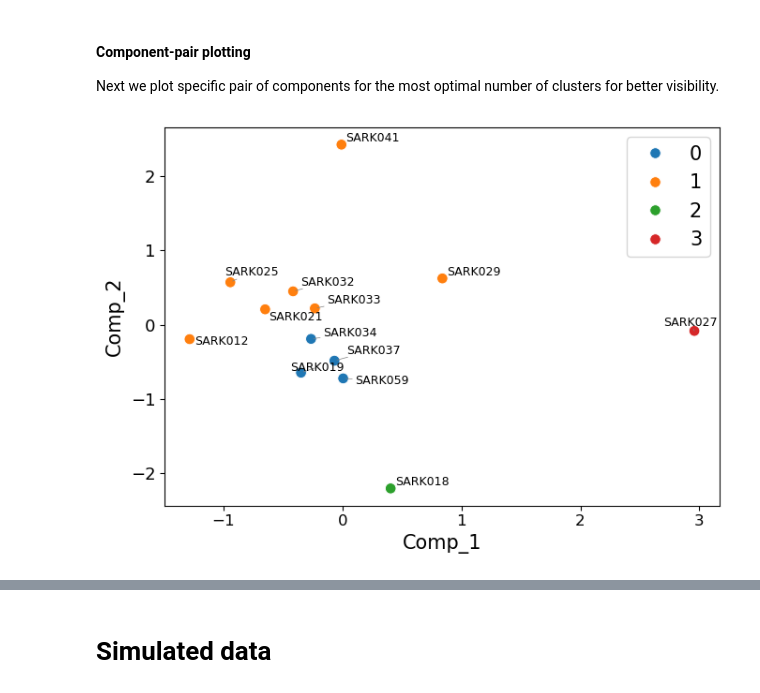
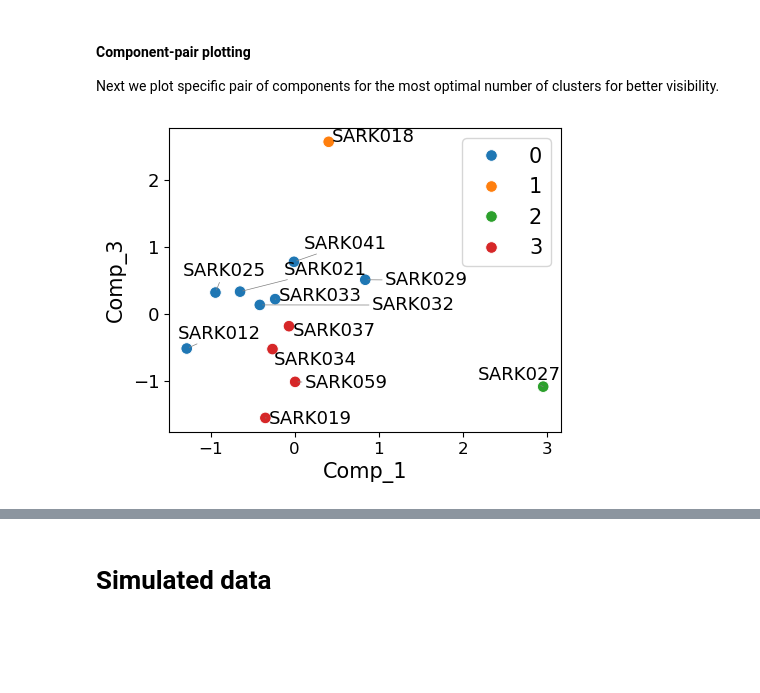
Before and after one commit to pablovadillo/Tensordecomposition, a Jupyter notebook: Tucker_clustering.ipynb, the cells around one changed output, grey strips where cells are left out. Drawn from its saved outputs; the diff is of its cells as text; code cells hidden in the pictures; blank space fills up the shorter version.

```diff
--- a/Tucker_clustering.ipynb
+++ b/Tucker_clustering.ipynb
@@ -243,12 +243,12 @@ def plot_metric_pair_clusters(k, x_idx, y_idx, labels, data, patient_names, tens
     x_col = f'Comp_{x_idx + 1}'
     y_col = f'Comp_{y_idx + 1}'
 
-    fig = plt.figure(figsize=(7, 5))
+    fig = plt.figure(figsize=(5, 4))
     ax = sns.scatterplot(data=df, x=x_col, y=y_col, hue='Cluster', palette='tab10', s=70)
 
     texts = []
     for _, row in df.iterrows():
-        texts.append(plt.text(row[x_col], row[y_col], str(row['Patient']), fontsize=9))
+        texts.append(plt.text(row[x_col], row[y_col], str(row['Patient']), fontsize=13))
 
     adjust_text(texts, ax=ax, arrowprops=dict(arrowstyle='-', color='gray', lw=0.5))
 
@@ -440,18 +440,19 @@ plot_all_wcss(all_results,foldername='Real_data')
 #### Component-pair plotting
 Next we plot specific pair of components for the most optimal number of clusters for better visibility.
 # %%
+# FOR TENSOR_70
 k=4 #Number of clusters we want to plot
 result = kmed_70_results[k-1] # Equal to n_clusters=4, to account indexing
 patient_names = pat_list_70
 
 plot_metric_pair_clusters(
     k=result['n_clusters'],
     x_idx=0,
-    y_idx=1,
+    y_idx=2,
     labels=result['labels'],
     data=result['data_prepared'],
     patient_names=patient_names,
     tensor='70'
 )
 # %% [output]
-[figure, old version]
+[figure, new version]
```
Also changed, not shown: parts of 10 cells of this notebook, 2 other files.
